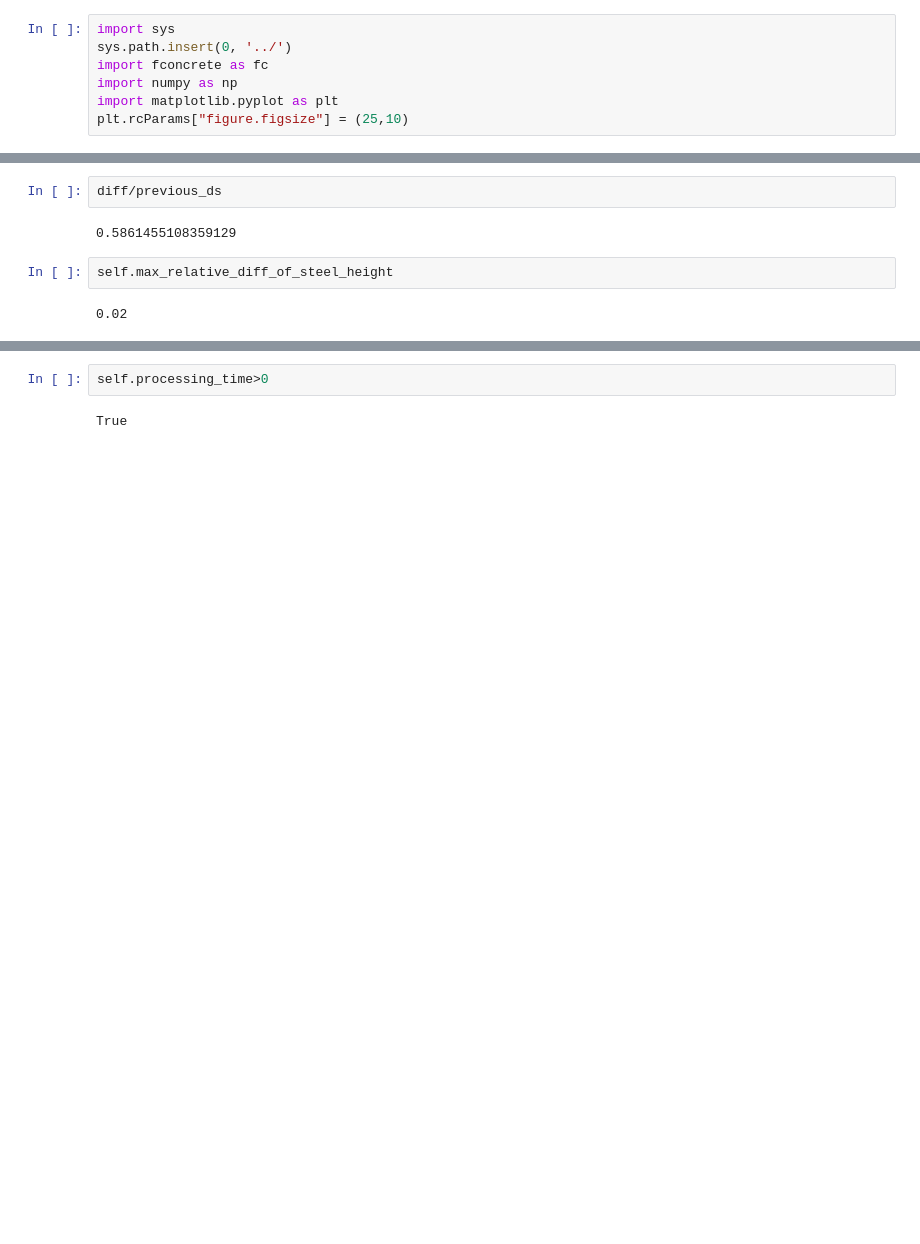
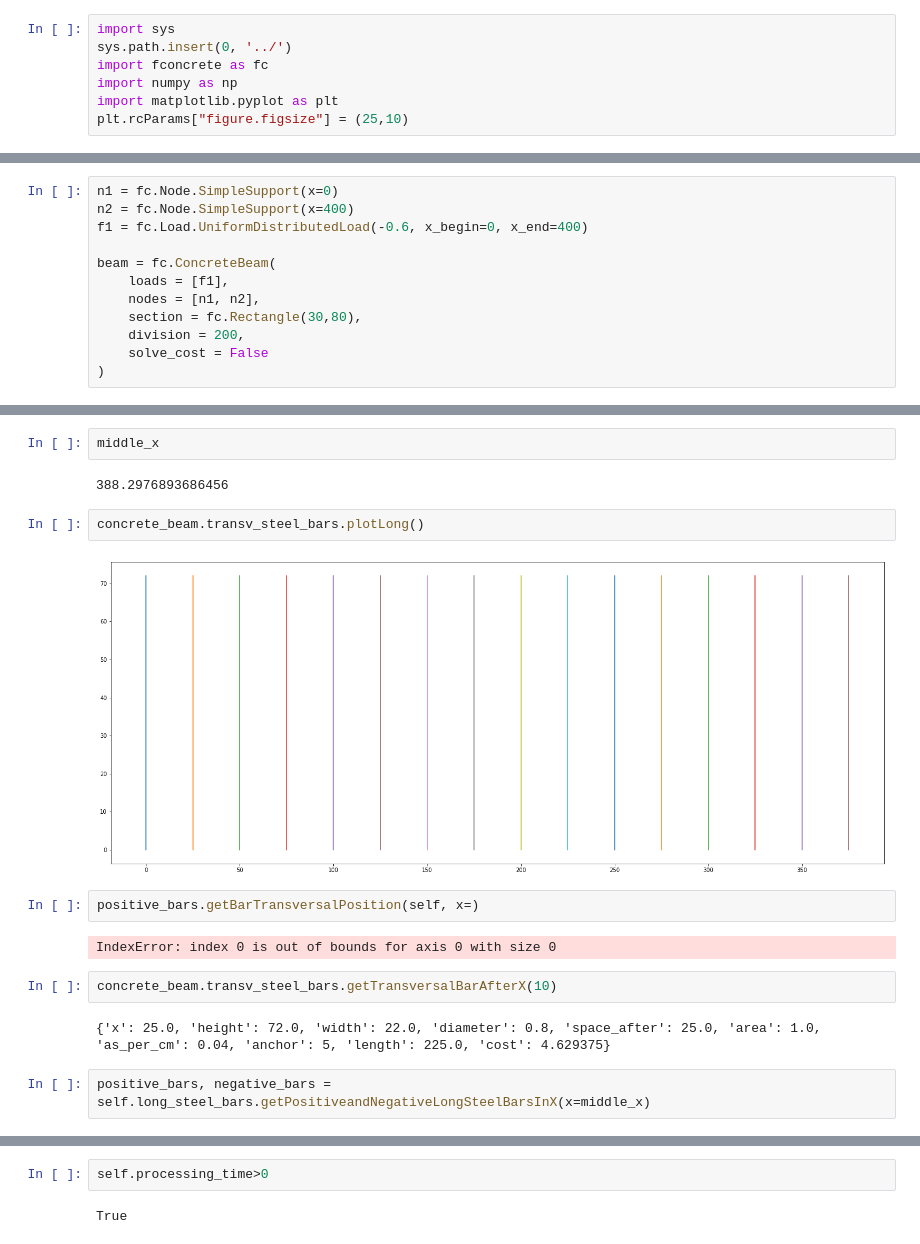
Before and after one commit to luisggc/FConcrete, a Jupyter notebook: examples/Change D.ipynb, the cells around one changed output, grey strips where cells are left out. Saved outputs shown, nothing was run; the diff lists cells and outputs as text; blank space fills up the shorter version.

```diff
--- a/examples/Change D.ipynb
+++ b/examples/Change D.ipynb
@@ -32,4 +31,16 @@ beam = fc.ConcreteBeam(
 )
+# %%
+n1 = fc.Node.SimpleSupport(x=0)
+n2 = fc.Node.SimpleSupport(x=400)
+f1 = fc.Load.UniformDistributedLoad(-0.6, x_begin=0, x_end=400)
+
+beam = fc.ConcreteBeam(
+    loads = [f1],
+    nodes = [n1, n2],
+    section = fc.Rectangle(30,80),
+    division = 200,
+    solve_cost = False
+)
 # %%
 concrete_beam = beam.copy()
 #self = beam.long_steel_bars
@@ -87,8 +100,18 @@ for i in range(0, len(new_nodes)-1):
-# %%
-diff/previous_ds
-# %% [output]
-0.5861455108359129
-# %%
-self.max_relative_diff_of_steel_height
-# %% [output]
-0.02
+# %%
+middle_x
+# %% [output]
+388.2976893686456
+# %%
+concrete_beam.transv_steel_bars.plotLong()
+# %% [output]
+[figure, added]
+# %%
+positive_bars.getBarTransversalPosition(self, x=)
+# %% [output]
+IndexError: index 0 is out of bounds for axis 0 with size 0
+# %%
+concrete_beam.transv_steel_bars.getTransversalBarAfterX(10)
+# %% [output]
+{'x': 25.0, 'height': 72.0, 'width': 22.0, 'diameter': 0.8, 'space_after': 25.0, 'area': 1.0, 'as_per_cm': 0.04, 'anchor': 5, 'length': 225.0, 'cost': 4.629375}
+# %%
+positive_bars, negative_bars = self.long_steel_bars.getPositiveandNegativeLongSteelBarsInX(x=middle_x)
```
Also changed, not shown: parts of 13 cells of this notebook, 9 other files.
